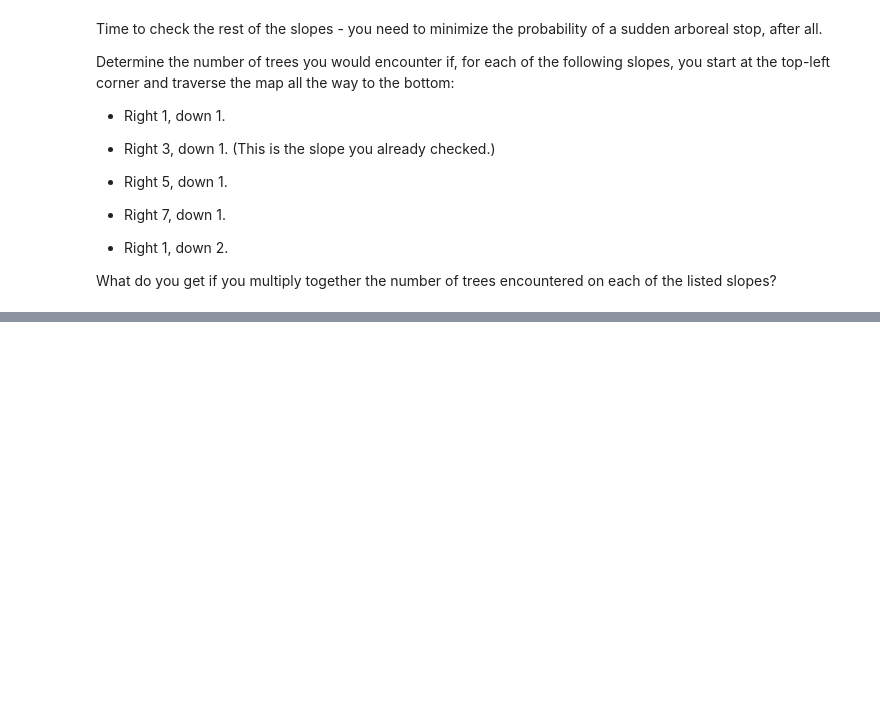
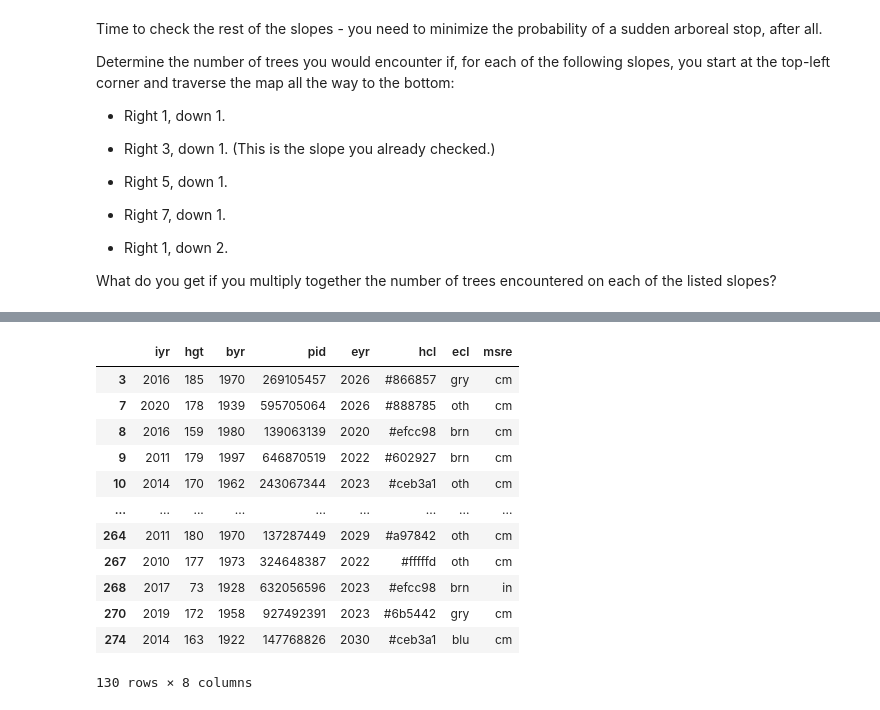
Before and after one commit to jmt0221/advent_code_2020, a Jupyter notebook: advent_code.ipynb, the cells around one changed output, grey strips where cells are left out. Saved outputs shown, nothing was run; the diff lists cells and outputs as text; code cells hidden in the pictures; blank space fills up the shorter version.

```diff
--- a/advent_code.ipynb
+++ b/advent_code.ipynb
@@ -540,0 +1725,42 @@ check_slope(1,1)
+# %%
+#cleaning height
+d4['msre'] = d4.hgt.apply(lambda x: x[-2:])
+d4['hgt'] = d4.hgt.apply(lambda x: int(''.join([i for i in x if i.isnumeric()])))
+
+import numpy as np
+conditions = [[(d4.msre == 'cm') & (d4.hgt >= 150) & (d4.hgt <= 193)],
+            [(d4.msre == 'in') & (d4.hgt >= 59) & (d4.hgt <= 76)]]
+
+d4 = d4[(np.select(conditions, [1,1]) == 1)[0]]
+# %%
+ecls = ['amb', 'blu', 'brn', 'gry', 'grn', 'hzl', 'oth']
+d4 = d4[d4.ecl.isin(ecls)]
+# %%
+#Check if # is present
+d4['hcl'] = d4['hcl'].apply(lambda x: x if x[0] == '#' else '!!!')
+#Check if alpha num
+d4['hcl'] = d4['hcl'].apply(lambda x: x if all([p.isalnum() for p in x[1:]]) else '!!!')
+#Check length
+d4['hcl'] = d4['hcl'].apply(lambda x: x if len(x) == 7 else np.nan)
+#drop nulls
+d4 = d4.dropna()
+# %%
+#Check if alpha num
+d4['pid'] = d4['pid'].apply(lambda x: x if len(x) == 9 else '!!!')
+d4['pid'] = d4['pid'].apply(lambda x: x if all([p.isnumeric() for p in x]) else np.nan)
+# %%
+d4.dropna()
+# %% [output]
+|  | iyr | hgt | byr | pid | eyr | hcl | ecl | msre |
+| 3 | 2016 | 185 | 1970 | 269105457 | 2026 | #866857 | gry | cm |
+| 7 | 2020 | 178 | 1939 | 595705064 | 2026 | #888785 | oth | cm |
+| 8 | 2016 | 159 | 1980 | 139063139 | 2020 | #efcc98 | brn | cm |
+| 9 | 2011 | 179 | 1997 | 646870519 | 2022 | #602927 | brn | cm |
+| 10 | 2014 | 170 | 1962 | 243067344 | 2023 | #ceb3a1 | oth | cm |
+| ... | ... | ... | ... | ... | ... | ... | ... | ... |
+| 264 | 2011 | 180 | 1970 | 137287449 | 2029 | #a97842 | oth | cm |
+| 267 | 2010 | 177 | 1973 | 324648387 | 2022 | #fffffd | oth | cm |
+| 268 | 2017 | 73 | 1928 | 632056596 | 2023 | #efcc98 | brn | in |
+| 270 | 2019 | 172 | 1958 | 927492391 | 2023 | #6b5442 | gry | cm |
+| 274 | 2014 | 163 | 1922 | 147768826 | 2030 | #ceb3a1 | blu | cm |
+130 rows × 8 columns
```
Also changed, not shown: parts of 25 cells of this notebook.
